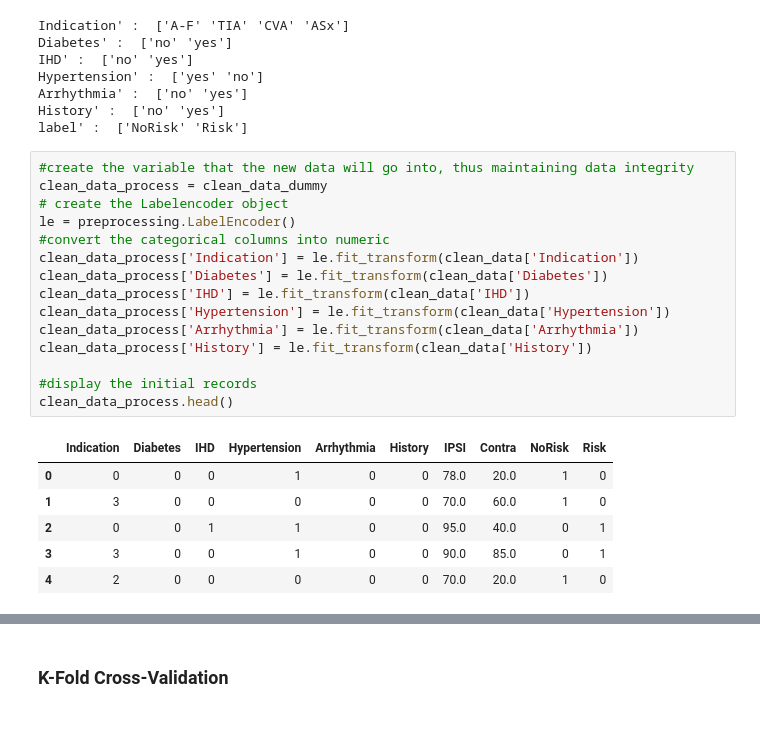
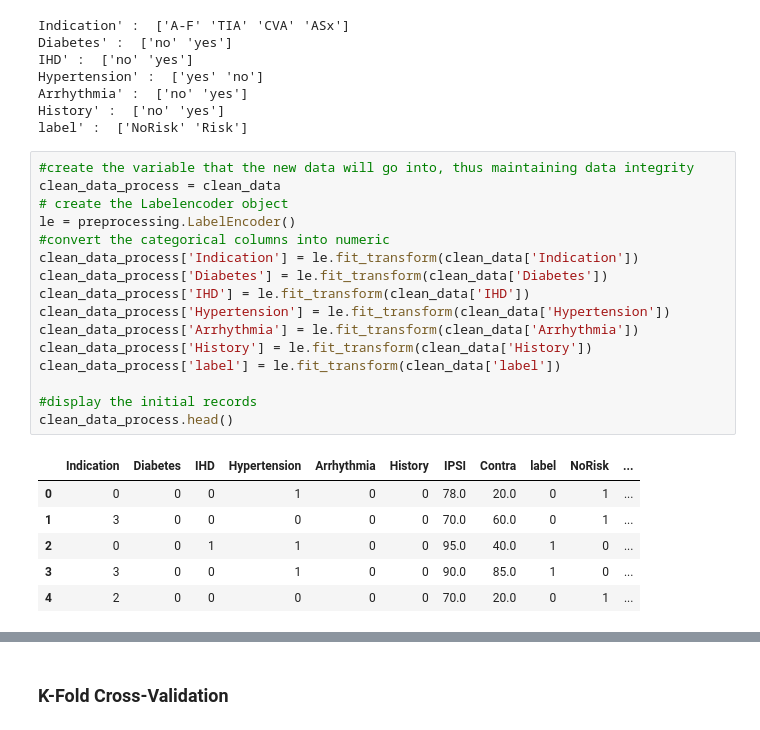
Before and after one commit to bdavis9725/Medical-Data-Mining, a Jupyter notebook: DataMiningACW.ipynb, the cells around one changed output, grey strips where cells are left out. Cells and saved outputs as stored; diff of their text form.

```diff
--- a/DataMiningACW.ipynb
+++ b/DataMiningACW.ipynb
@@ -405,25 +408,26 @@ History' :  ['no' 'yes']
 label' :  ['NoRisk' 'Risk']
 # %%
 #create the variable that the new data will go into, thus maintaining data integrity
-clean_data_process = clean_data_dummy
+clean_data_process = clean_data
 # create the Labelencoder object
 le = preprocessing.LabelEncoder()
 #convert the categorical columns into numeric
 clean_data_process['Indication'] = le.fit_transform(clean_data['Indication'])
 clean_data_process['Diabetes'] = le.fit_transform(clean_data['Diabetes'])
 clean_data_process['IHD'] = le.fit_transform(clean_data['IHD'])
 clean_data_process['Hypertension'] = le.fit_transform(clean_data['Hypertension'])
 clean_data_process['Arrhythmia'] = le.fit_transform(clean_data['Arrhythmia'])
 clean_data_process['History'] = le.fit_transform(clean_data['History'])
+clean_data_process['label'] = le.fit_transform(clean_data['label'])
 
 #display the initial records
 clean_data_process.head()
 # %% [output]
-|  | Indication | Diabetes | IHD | Hypertension | Arrhythmia | History | IPSI | Contra | NoRisk | Risk |
-| 0 | 0 | 0 | 0 | 1 | 0 | 0 | 78.0 | 20.0 | 1 | 0 |
-| 1 | 3 | 0 | 0 | 0 | 0 | 0 | 70.0 | 60.0 | 1 | 0 |
-| 2 | 0 | 0 | 1 | 1 | 0 | 0 | 95.0 | 40.0 | 0 | 1 |
-| 3 | 3 | 0 | 0 | 1 | 0 | 0 | 90.0 | 85.0 | 0 | 1 |
-| 4 | 2 | 0 | 0 | 0 | 0 | 0 | 70.0 | 20.0 | 1 | 0 |
+|  | Indication | Diabetes | IHD | Hypertension | Arrhythmia | History | IPSI | Contra | label | NoRisk | ... |
+| 0 | 0 | 0 | 0 | 1 | 0 | 0 | 78.0 | 20.0 | 0 | 1 | ... |
+| 1 | 3 | 0 | 0 | 0 | 0 | 0 | 70.0 | 60.0 | 0 | 1 | ... |
+| 2 | 0 | 0 | 1 | 1 | 0 | 0 | 95.0 | 40.0 | 1 | 0 | ... |
+| 3 | 3 | 0 | 0 | 1 | 0 | 0 | 90.0 | 85.0 | 1 | 0 | ... |
+| 4 | 2 | 0 | 0 | 0 | 0 | 0 | 70.0 | 20.0 | 0 | 1 | ... |
 # %%
 #removing the risk and no risk columns
```
Also changed, not shown: parts of 17 cells of this notebook.
